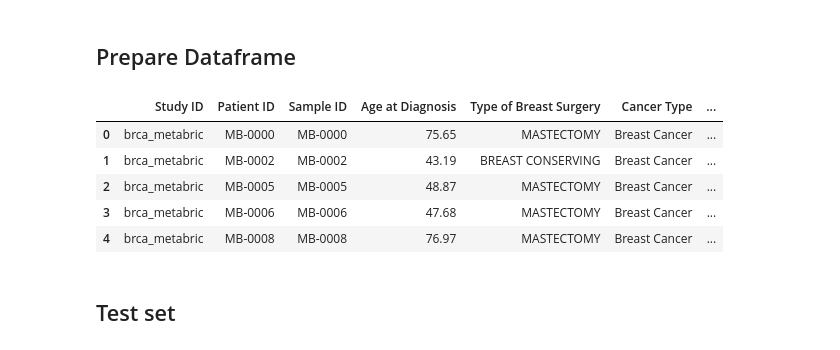
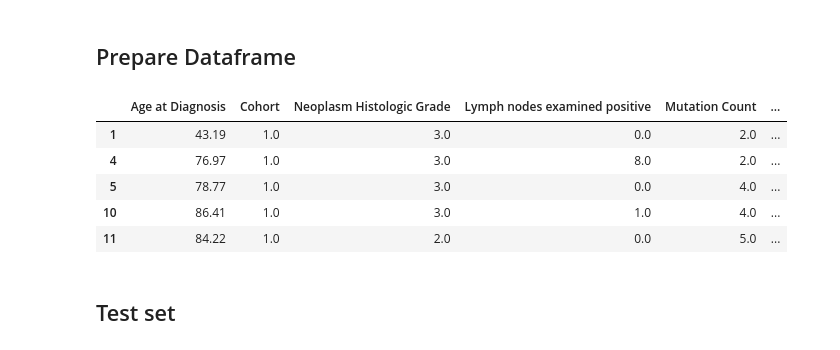
Before and after one commit to SzymonOzog/Deep-Learning-In-Survival-Analysis, a Jupyter notebook: ModelEvaluation.ipynb, the cells around one changed output. Saved outputs shown, nothing was run; the diff lists cells and outputs as text; code cells hidden in the pictures.

```diff
--- a/ModelEvaluation.ipynb
+++ b/ModelEvaluation.ipynb
@@ -14,15 +25,22 @@ df.head()
 # %% [markdown]
 ## Prepare Dataframe
-# %%
-df["Censorship"] = df["Patient's Vital Status"] == "Living"
-df.head()
-# %% [output]
-|  | Study ID | Patient ID | Sample ID | Age at Diagnosis | Type of Breast Surgery | Cancer Type | ... |
-| 0 | brca_metabric | MB-0000 | MB-0000 | 75.65 | MASTECTOMY | Breast Cancer | ... |
-| 1 | brca_metabric | MB-0002 | MB-0002 | 43.19 | BREAST CONSERVING | Breast Cancer | ... |
-| 2 | brca_metabric | MB-0005 | MB-0005 | 48.87 | MASTECTOMY | Breast Cancer | ... |
-| 3 | brca_metabric | MB-0006 | MB-0006 | 47.68 | MASTECTOMY | Breast Cancer | ... |
-| 4 | brca_metabric | MB-0008 | MB-0008 | 76.97 | MASTECTOMY | Breast Cancer | ... |
+# %%
+df["Censorship"] = df["Patient's Vital Status"] == "Living"
+df_clear = df.dropna()
+df_clear = df_clear.drop(["Study ID", "Patient ID", "Sample ID","Overall Survival Status", "Patient's Vital Status", "Cancer Type", "Number of Samples Per Patient", "Sex", "Sample Type"
+, "Cancer Type Detailed", "Tumor Other Histologic Subtype", "Oncotree Code", "Relapse Free Status", "Relapse Free Status (Months)", "TMB (nonsynonymous)"], axis = 1)
+# replace Pam50 + Claudin-low subtype == NC with aNC , "Pam50 + Claudin-low subtype"
+df_clear["HER2 status measured by SNP6"] = df_clear["HER2 status measured by SNP6"].replace("UNDEF", "AUNDEF")
+df_clear["Pam50 + Claudin-low subtype"] = df_clear["Pam50 + Claudin-low subtype"].replace("NC", "ANC")
+df_clear = pd.get_dummies(df_clear, drop_first=True)
+df_clear.head()
+# %% [output]
+|  | Age at Diagnosis | Cohort | Neoplasm Histologic Grade | Lymph nodes examined positive | Mutation Count | ... |
+| 1 | 43.19 | 1.0 | 3.0 | 0.0 | 2.0 | ... |
+| 4 | 76.97 | 1.0 | 3.0 | 8.0 | 2.0 | ... |
+| 5 | 78.77 | 1.0 | 3.0 | 0.0 | 4.0 | ... |
+| 10 | 86.41 | 1.0 | 3.0 | 1.0 | 4.0 | ... |
+| 11 | 84.22 | 1.0 | 2.0 | 0.0 | 5.0 | ... |
 # %% [markdown]
 ## Test set
 # %%
```
Also changed, not shown: parts of 12 cells of this notebook.
